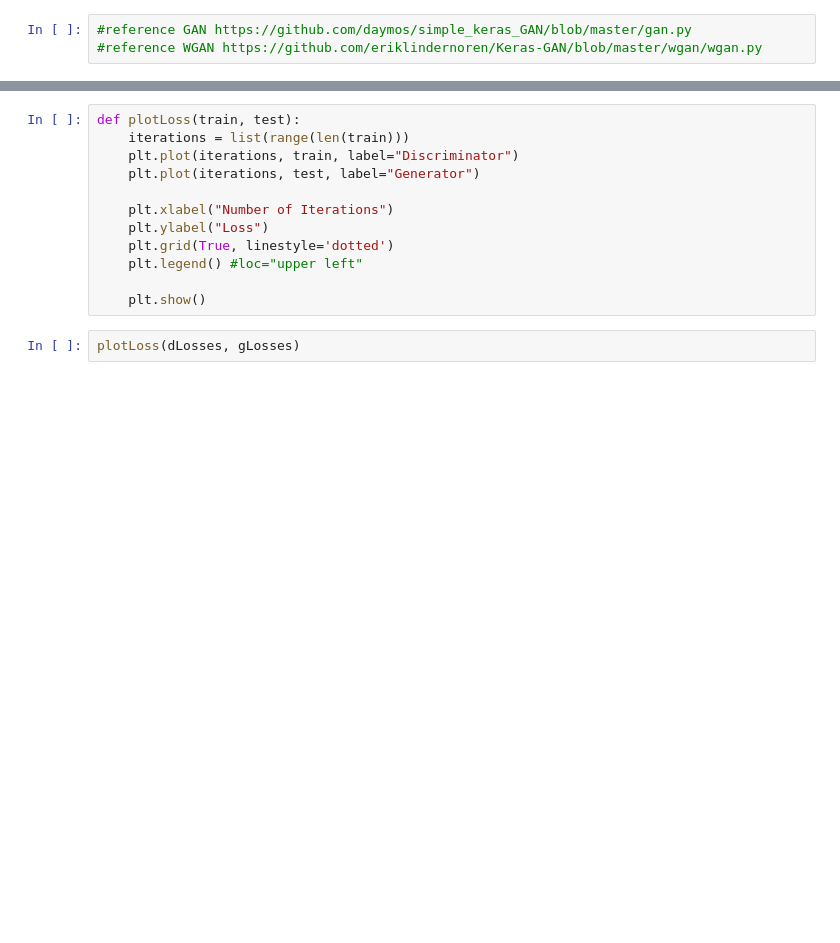
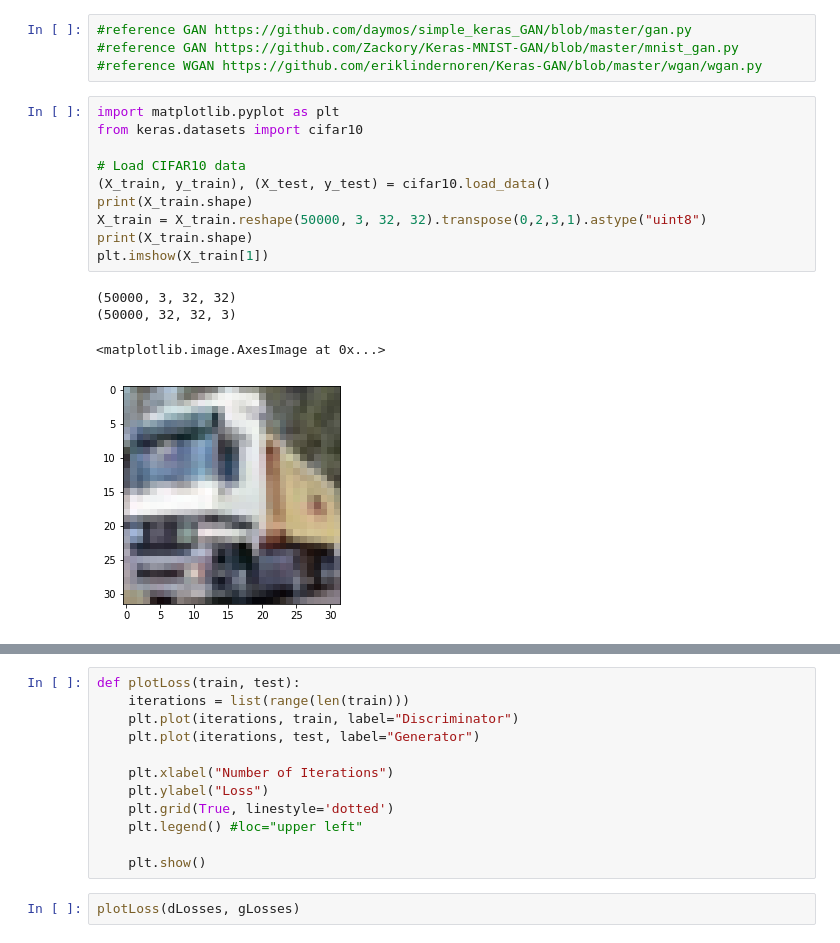
Before and after one commit to sofa13/csi5138_a4, a Jupyter notebook: GAN-CIFAR10.ipynb, the cells around one changed output, grey strips where cells are left out. Cells and saved outputs as stored; diff of their text form; blank space fills up the shorter version.

```diff
--- a/GAN-CIFAR10.ipynb
+++ b/GAN-CIFAR10.ipynb
@@ -1,6 +1,22 @@
 # %%
 #reference GAN https://github.com/daymos/simple_keras_GAN/blob/master/gan.py
+#reference GAN https://github.com/Zackory/Keras-MNIST-GAN/blob/master/mnist_gan.py
 #reference WGAN https://github.com/eriklindernoren/Keras-GAN/blob/master/wgan/wgan.py
+# %%
+import matplotlib.pyplot as plt
+from keras.datasets import cifar10
+
+# Load CIFAR10 data
+(X_train, y_train), (X_test, y_test) = cifar10.load_data()
+print(X_train.shape)
+X_train = X_train.reshape(50000, 3, 32, 32).transpose(0,2,3,1).astype("uint8")
+print(X_train.shape)
+plt.imshow(X_train[1])
+# %% [output]
+(50000, 3, 32, 32)
+(50000, 32, 32, 3)
+<matplotlib.image.AxesImage at 0x...>
+[figure, added]
 # %%
 import os
 #os.environ["KERAS_BACKEND"] = "tensorflow"
```
Also changed, not shown: parts of 5 cells of this notebook, 4 other files.
